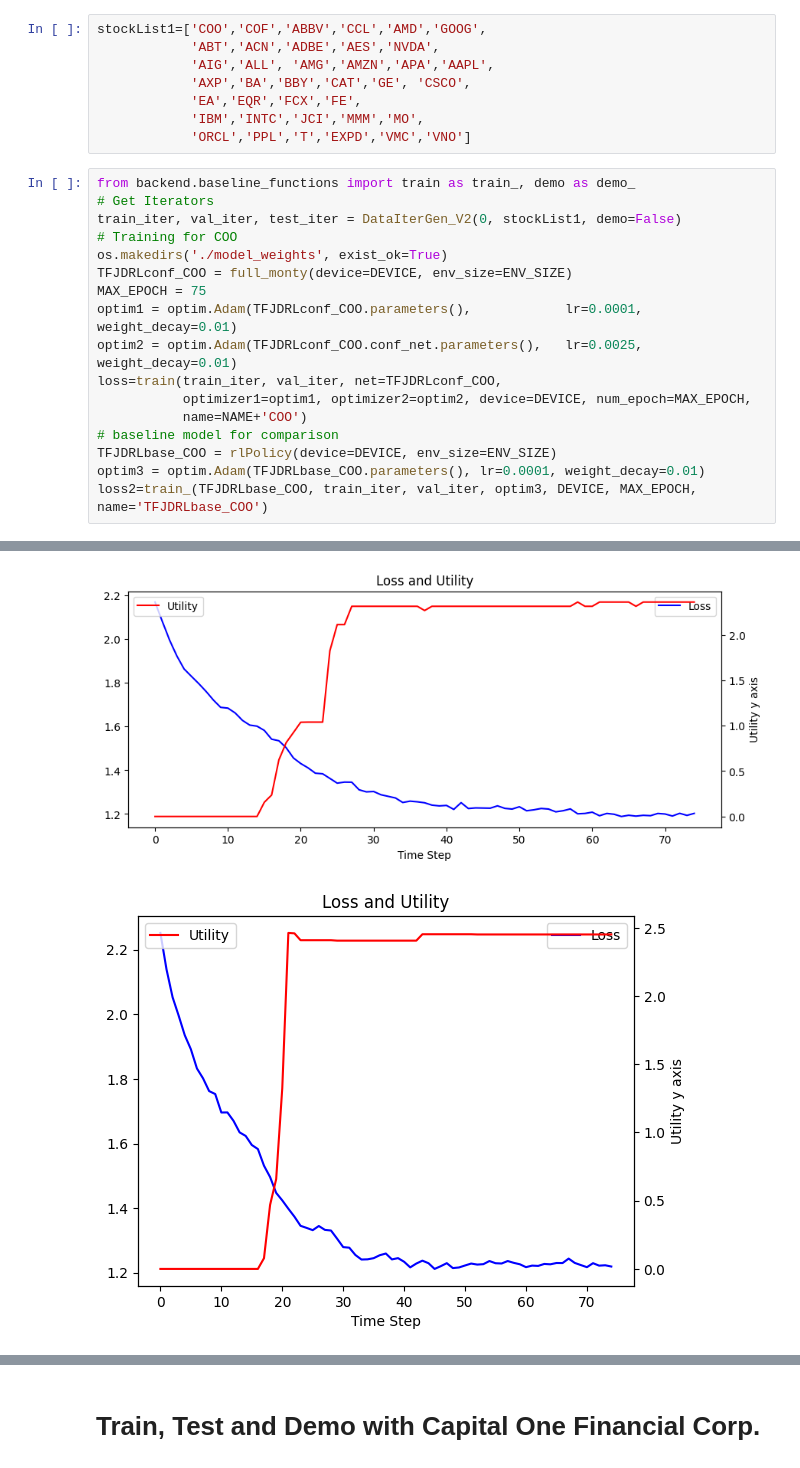
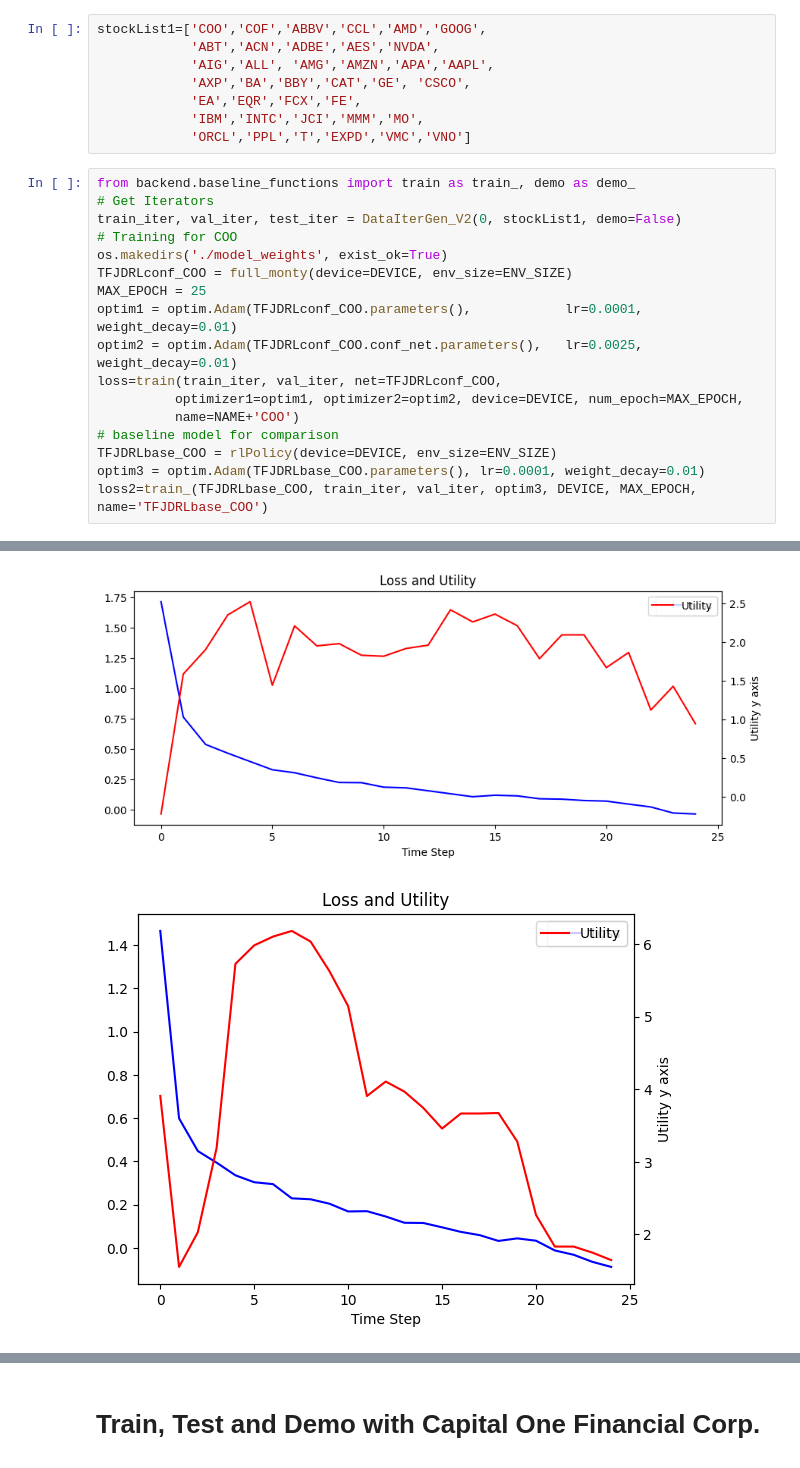
Before and after one commit to JackBosco/TFJ-DRL-update1, a Jupyter notebook: notebooks/confusion_adhoc.ipynb, the cells around one changed output, grey strips where cells are left out. Saved outputs shown, nothing was run; the diff lists cells and outputs as text.

```diff
--- a/notebooks/confusion_adhoc.ipynb
+++ b/notebooks/confusion_adhoc.ipynb
@@ -455,12 +267,12 @@ train_iter, val_iter, test_iter = DataIterGen_V2(0, stockList1, demo=False)
 # Training for COO
 os.makedirs('./model_weights', exist_ok=True)
 TFJDRLconf_COO = full_monty(device=DEVICE, env_size=ENV_SIZE)
-MAX_EPOCH = 75
+MAX_EPOCH = 25
 optim1 = optim.Adam(TFJDRLconf_COO.parameters(),            lr=0.0001, weight_decay=0.01)
 optim2 = optim.Adam(TFJDRLconf_COO.conf_net.parameters(),   lr=0.0025, weight_decay=0.01)
 loss=train(train_iter, val_iter, net=TFJDRLconf_COO,
-           optimizer1=optim1, optimizer2=optim2, device=DEVICE, num_epoch=MAX_EPOCH,
-           name=NAME+'COO')
+          optimizer1=optim1, optimizer2=optim2, device=DEVICE, num_epoch=MAX_EPOCH,
+          name=NAME+'COO')
 # baseline model for comparison
 TFJDRLbase_COO = rlPolicy(device=DEVICE, env_size=ENV_SIZE)
 optim3 = optim.Adam(TFJDRLbase_COO.parameters(), lr=0.0001, weight_decay=0.01)
@@ -486,5 +298,5 @@ Epoch 74, training loss: 1.22, val utility: 2.45
-[figure, old version]
+[figure, new version]
-[figure, old version]
+[figure, new version]
 # %%
 # display gif learning feature representations
 from IPython.display import display, Image
```
Also changed, not shown: parts of 16 cells of this notebook, 4 other files.
